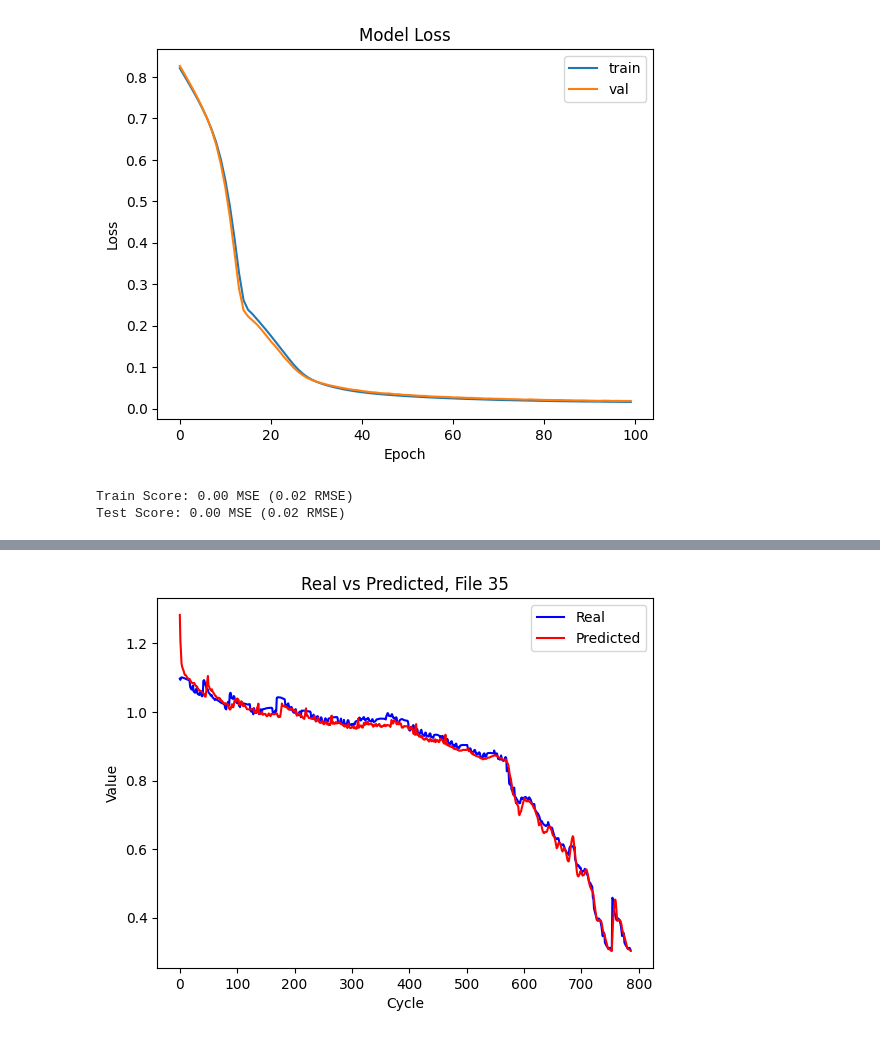
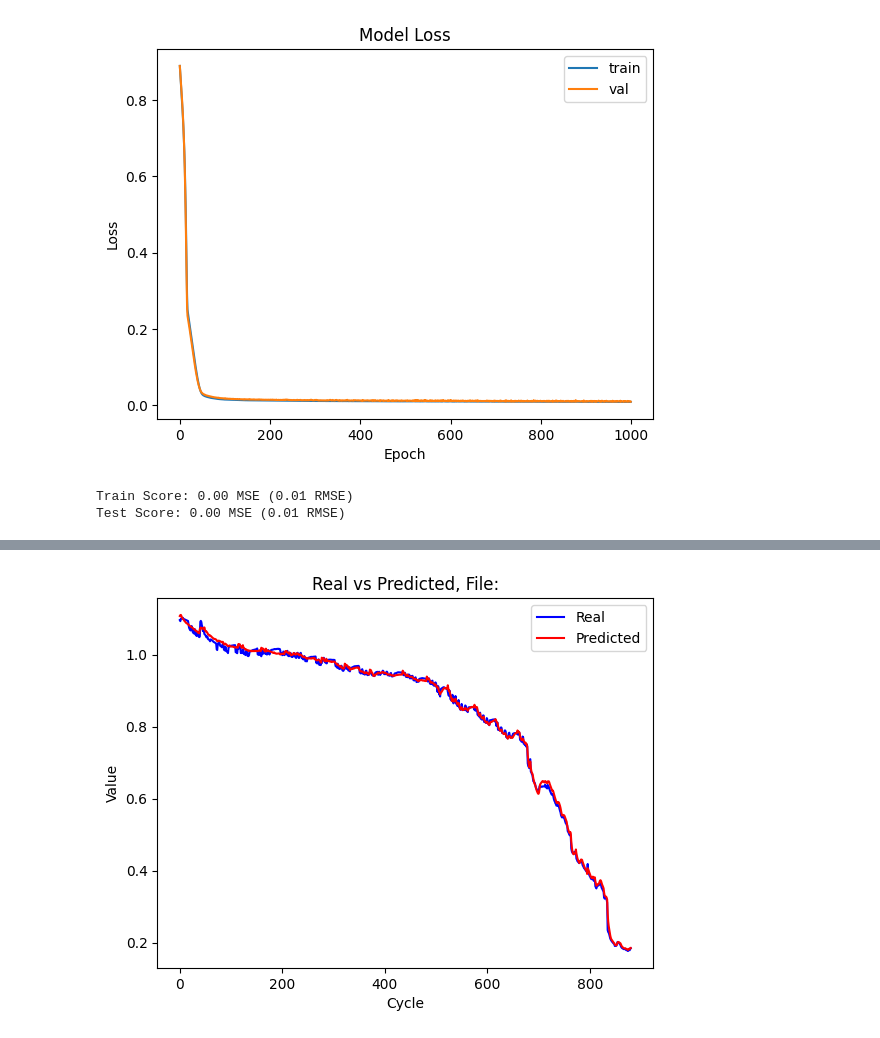
Before and after one commit to LorenzoLongarini/RUL-estimation-of-lithium-batteries, a Jupyter notebook: src/notebook/LSTM.ipynb, the cells around one changed output, grey strips where cells are left out. Drawn from its saved outputs; the diff is of its cells as text; code cells hidden in the pictures.

```diff
--- a/src/notebook/LSTM.ipynb
+++ b/src/notebook/LSTM.ipynb
@@ -161,4 +102,7 @@ model.compile(optimizer=adam, loss='mse', metrics=[metrics.RootMeanSquaredError(
 # %%
+# simple early stopping
+es = EarlyStopping(monitor='val_loss', mode='min', verbose=1, patience=100)
+
 # fit model
-history = model.fit(X_train, y_train, epochs=100, batch_size=128, validation_data = (X_test, y_test),verbose=1)
+history = model.fit(X_train, y_train, epochs=1000, batch_size=128, validation_data = (X_test, y_test),verbose=1, callbacks=[es])
 # %% [output]
@@ -196,5 +140,4 @@ plt.show()
 # %%
-import matplotlib.pyplot as plt
 plt.plot(history.history['root_mean_squared_error'], label = 'train')
 plt.plot(history.history['val_root_mean_squared_error'], label = 'val')
 plt.title('Model Loss')
@@ -203,30 +146,31 @@ plt.xlabel('Epoch')
 plt.legend()
 plt.show()
 # %% [output]
-[figure, old version]
+[figure, new version]
+# %%
+# Change test df to plot different samples
+file_number = 37
+file_hiv = globals()[f'df_{file_number}_hiv']
+file_soh = globals()[f'df_{file_number}_soh']
+X_test = split_sequence([file_hiv], seq_length, train = True)
+y_test = split_sequence([file_soh], seq_length)
+X_test = (X_test - mean) / std
 # %%
-import math
-
 MSE_train, RMSE_train = model.evaluate(X_train, y_train, verbose=0)
 print('Train Score: %.2f MSE (%.2f RMSE)' % (MSE_train, RMSE_train))
 MSE_test, RMSE_test = model.evaluate(X_test, y_test, verbose=0)
 print('Test Score: %.2f MSE (%.2f RMSE)' % (MSE_test,RMSE_test))
 # %% [output]
-Train Score: 0.00 MSE (0.02 RMSE)
-Test Score: 0.00 MSE (0.02 RMSE)
+Train Score: 0.00 MSE (0.01 RMSE)
+Test Score: 0.00 MSE (0.01 RMSE)
 # %%
 # Predici i valori sul dataset di test
 y_pred = model.predict(X_test)
-print(y_pred.shape)
-# y_pred = y_pred * std_y + mean_y
-# y_test = y_test * std_y + mean_y
-# Reshape y_test to match the shape of y_pred
-# y_test_reshaped = y_test.reshape(y_pred.shape)
-# y_test_reshaped = y_test_reshaped * std1 - mean1
-# Plotta i valori reali e i valori predetti destandardizzati per il file 35
+mae = np.sqrt(np.power((y_pred - y_test),2).mean())
+print(y_pred.shape, mae)
 plt.plot(y_test, label='Real', color='blue')
 plt.plot(y_pred, label='Predicted', color='red')
-plt.title('Real vs Predicted, File 35')
+plt.title('Real vs Predicted, File:')
 plt.xlabel('Cycle')
 plt.ylabel('Value')
 plt.legend()
@@ -237 +181 @@ plt.show()
-[figure, old version]
+[figure, new version]
```
Also changed, not shown: parts of 12 cells of this notebook, 9 other files.
